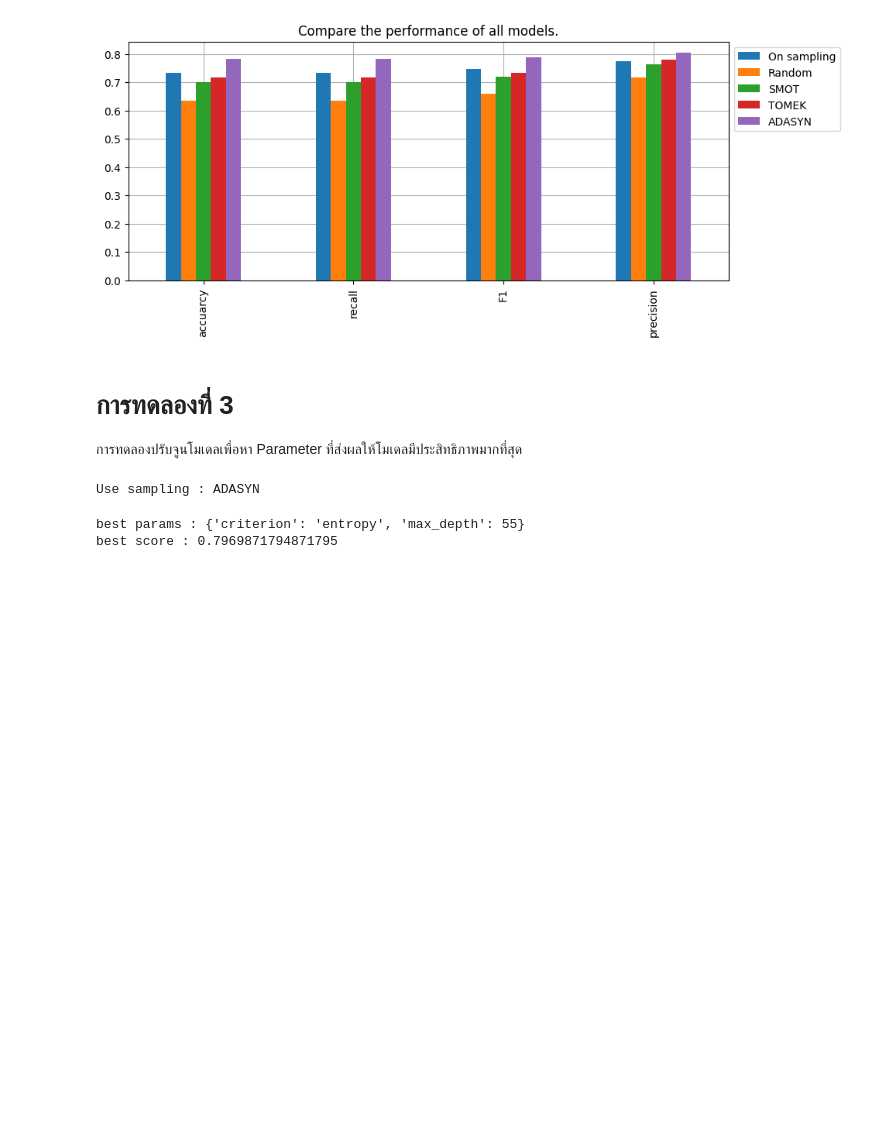
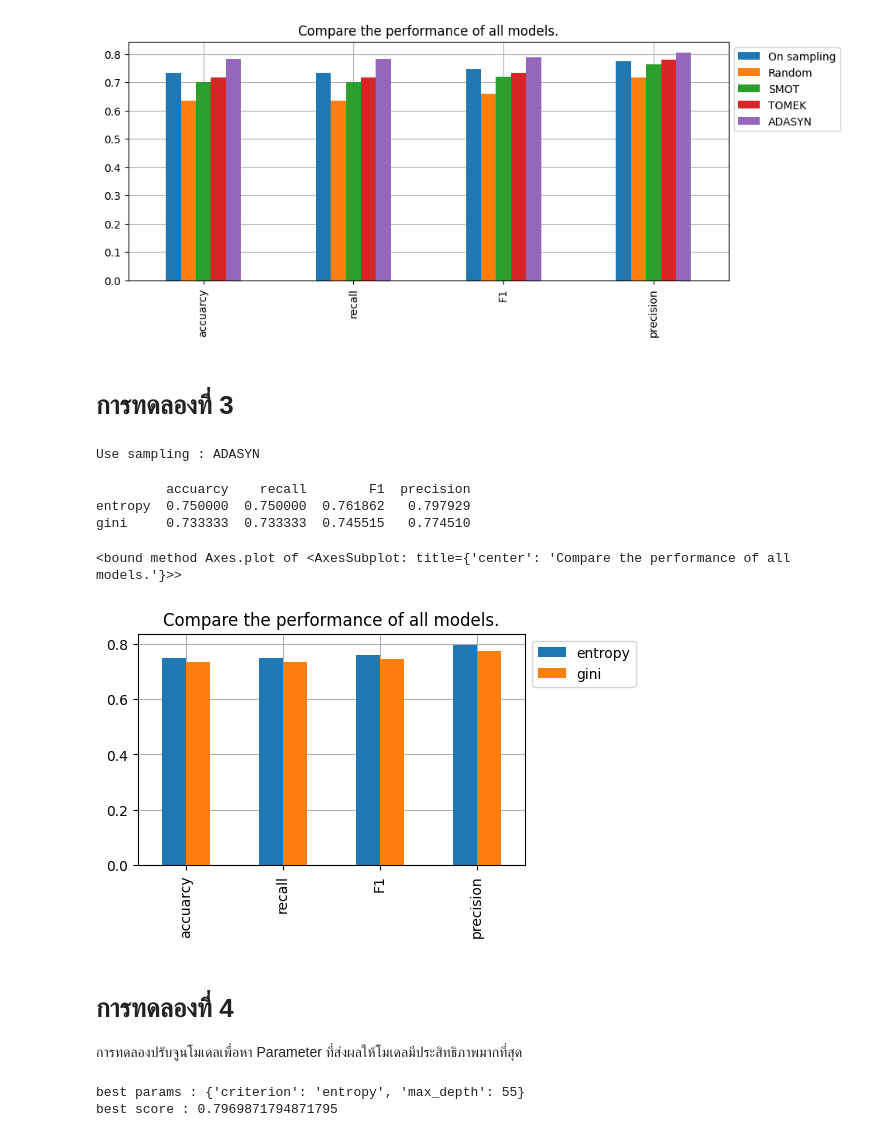
Before and after one commit to JaeAiKay/project-AI-classification, a Jupyter notebook: DecisionTree.ipynb, the cells around one changed output. Cells and saved outputs as stored; diff of their text form; code cells hidden in the pictures; blank space fills up the shorter version.

```diff
--- a/DecisionTree.ipynb
+++ b/DecisionTree.ipynb
@@ -375,15 +373,48 @@ ax.plot
 # %% [output]
 <bound method Axes.plot of <AxesSubplot: title={'center': 'Compare the performance of all models.'}>>
 [figure]
-# %% [markdown]
-# การทดลองที่ 3
-
-การทดลองปรับจูนโมเดลเพื่อหา Parameter ที่ส่งผลให้โมเดลมีประสิทธิภาพมากที่สุด
+# %% [markdown]
+# การทดลองที่ 3
 # %%
 sampling_name = index[data_scores.recall.values.argmax(axis=0)]
 print('Use sampling : ' + sampling_name)
 # %% [output]
 Use sampling : ADASYN
+# %%
+dtree_3_entropy = DecisionTreeClassifier(criterion='entropy', max_depth=30)
+clf_3_entropy = dtree_3_entropy.fit(sampling[sampling_name][0], sampling[sampling_name][1])
+pred_3_entropy = clf_3_entropy.predict(X=X_test)
+# %%
+dtree_3_gini = DecisionTreeClassifier(criterion='gini', max_depth=30)
+clf_3_gini = dtree_3_gini.fit(sampling[sampling_name][0], sampling[sampling_name][1])
+pred_3_gini = clf_3_gini.predict(X=X_test)
+# %%
+from sklearn import metrics
+test_3_score = pd.DataFrame(
+    data={
+    'accuarcy' : [metrics.accuracy_score(y_test, pred_3_entropy), metrics.accuracy_score(y_test, pred_3_gini)],
+    'recall' : [metrics.recall_score(y_test, pred_3_entropy, average='weighted'), metrics.recall_score(y_test, pred_3_gini, average='weighted')],
+    'F1' : [metrics.f1_score(y_test, pred_3_entropy, average='weighted'), metrics.f1_score(y_test, pred_3_gini, average='weighted')],
+    'precision' : [metrics.precision_score(y_test, pred_3_entropy, average='weighted'), metrics.precision_score(y_test, pred_3_gini, average='weighted')]
+    }, index=['entropy', 'gini'])
+print(test_3_score)
+
+ax = test_3_score.T.plot(kind='bar', figsize=(5,3))
+ax.legend(bbox_to_anchor=(1.0, 1.0))
+ax.set_title('Compare the performance of all models.')
+ax.grid(True, zorder=0)
+ax.set_axisbelow(True)
+ax.plot
+# %% [output]
+         accuarcy    recall        F1  precision
+entropy  0.750000  0.750000  0.761862   0.797929
+gini     0.733333  0.733333  0.745515   0.774510
+<bound method Axes.plot of <AxesSubplot: title={'center': 'Compare the performance of all models.'}>>
+[figure, added]
+# %% [markdown]
+# การทดลองที่ 4
+
+การทดลองปรับจูนโมเดลเพื่อหา Parameter ที่ส่งผลให้โมเดลมีประสิทธิภาพมากที่สุด
 # %%
 param_grid = { 'criterion':['gini','entropy'], 'max_depth': np.arange(3, 100)}
 cv = 10
```
Also changed, not shown: parts of 5 cells of this notebook.
